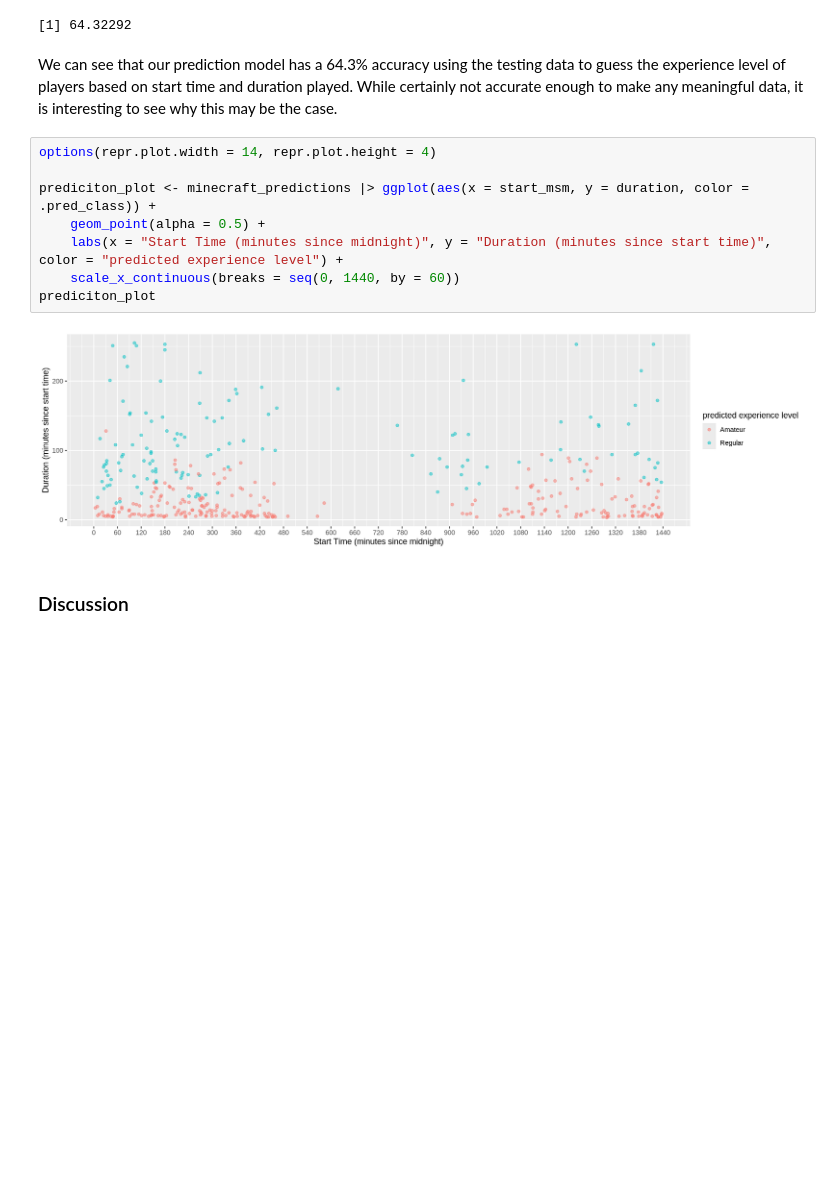
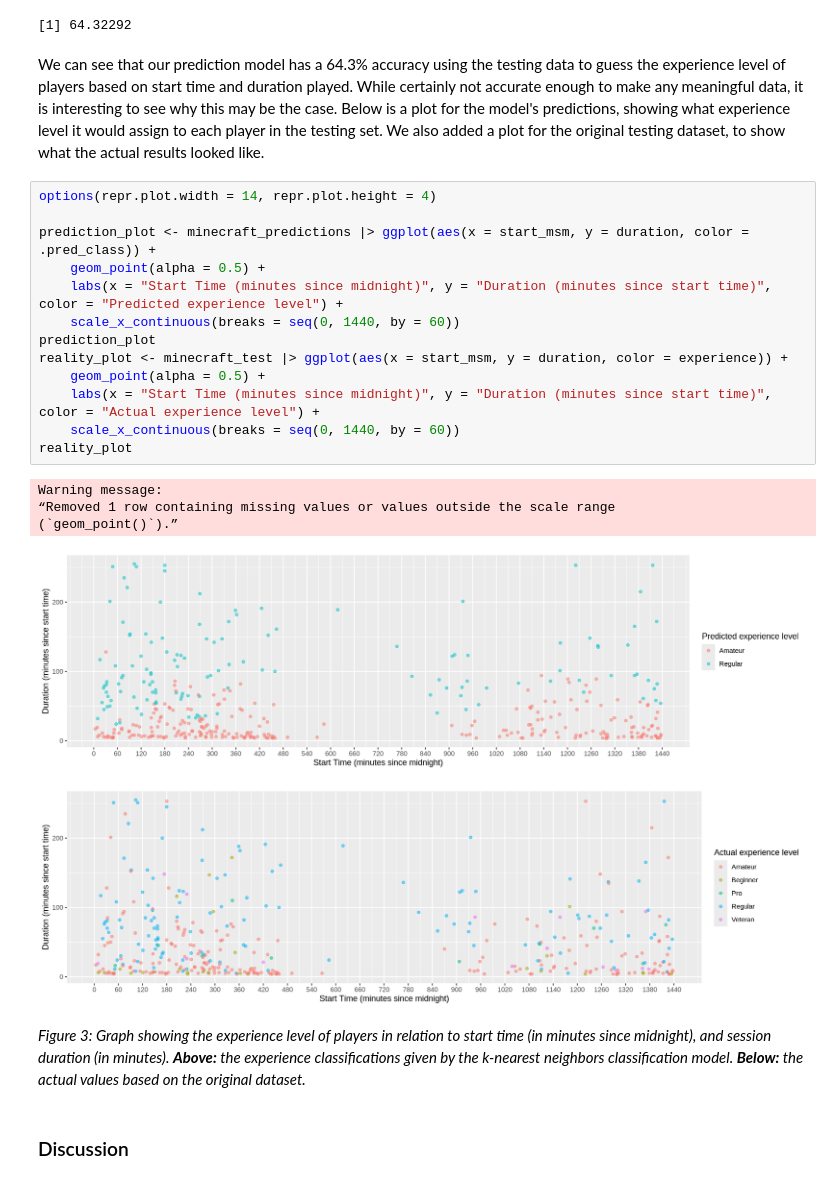
Before and after one commit to mulch-eater-prime/DSCI-Group-17-Project, a Jupyter notebook: Work.ipynb, the cells around one changed output. Saved outputs shown, nothing was run; the diff lists cells and outputs as text; blank space fills up the shorter version.

```diff
--- a/Work.ipynb
+++ b/Work.ipynb
@@ -244,17 +248,28 @@ minecraft_accuracy * 100
 # %% [output]
 [1] 64.32292
 # %% [markdown]
-We can see that our prediction model has a 64.3% accuracy using the testing data to guess the experience level of players based on start time and duration played. While certainly not accurate enough to make any meaningful data, it is interesting to see why this may be the case.
+We can see that our prediction model has a 64.3% accuracy using the testing data to guess the experience level of players based on start time and duration played. While certainly not accurate enough to make any meaningful data, it is interesting to see why this may be the case. Below is a plot for the model's predictions, showing what experience level it would assign to each player in the testing set. We also added a plot for the original testing dataset, to show what the actual results looked like.
 # %%
 options(repr.plot.width = 14, repr.plot.height = 4)
 
-prediciton_plot <- minecraft_predictions |> ggplot(aes(x = start_msm, y = duration, color = .pred_class)) +
+prediction_plot <- minecraft_predictions |> ggplot(aes(x = start_msm, y = duration, color = .pred_class)) +
     geom_point(alpha = 0.5) +
-    labs(x = "Start Time (minutes since midnight)", y = "Duration (minutes since start time)", color = "predicted experience level") +
+    labs(x = "Start Time (minutes since midnight)", y = "Duration (minutes since start time)", color = "Predicted experience level") +
     scale_x_continuous(breaks = seq(0, 1440, by = 60))
-prediciton_plot
+prediction_plot
+reality_plot <- minecraft_test |> ggplot(aes(x = start_msm, y = duration, color = experience)) +
+    geom_point(alpha = 0.5) +
+    labs(x = "Start Time (minutes since midnight)", y = "Duration (minutes since start time)", color = "Actual experience level") +
+    scale_x_continuous(breaks = seq(0, 1440, by = 60))
+reality_plot
 # %% [output]
+Warning message:
+“Removed 1 row containing missing values or values outside the scale range
+(`geom_point()`).”
 [figure]
+[figure, added]
+# %% [markdown]
+*Figure 3: Graph showing the experience level of players in relation to start time (in minutes since midnight), and session duration (in minutes). **Above:** the experience classifications given by the k-nearest neighbors classification model. **Below:** the actual values based on the original dataset.*
 # %% [markdown]
 ### Discussion
 # %% [markdown]
```
Also changed, not shown: parts of 6 cells of this notebook.
